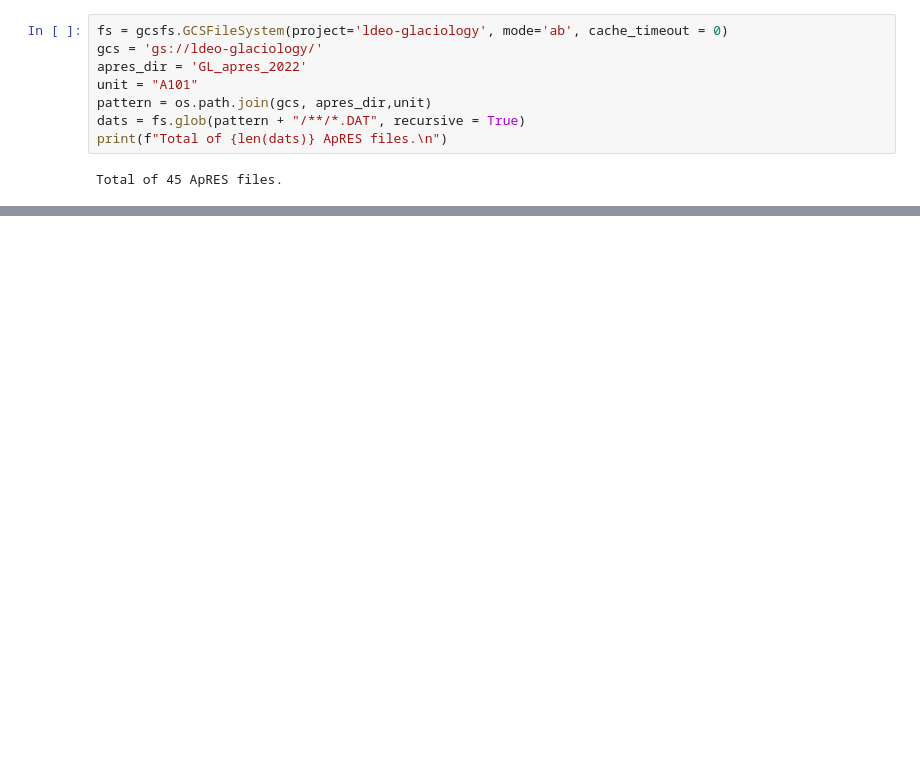
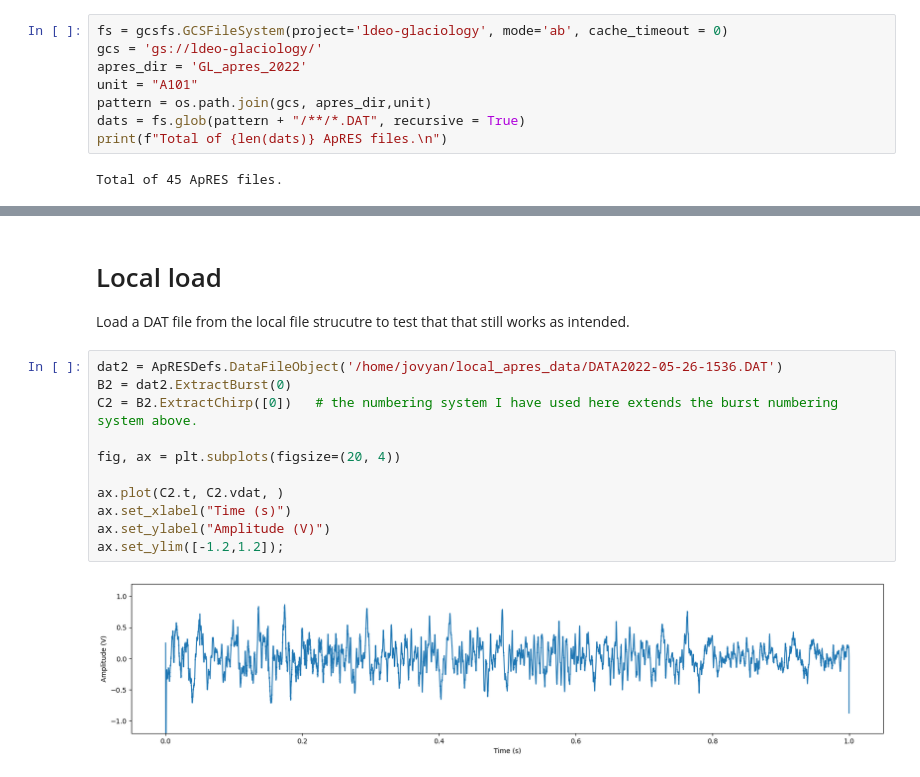
Before and after one commit to ldeo-glaciology/greenland-lakes, a Jupyter notebook: ApRES/load_dats_from_bucket.ipynb, the cells around one changed output, grey strips where cells are left out. Cells and saved outputs as stored; diff of their text form; blank space fills up the shorter version.

```diff
--- a/ApRES/load_dats_from_bucket.ipynb
+++ b/ApRES/load_dats_from_bucket.ipynb
@@ -95,0 +49,16 @@ HttpError: Only media downloads requests can be sent to /download/*. Re-send req
+# %% [markdown]
+# Local load
+Load a DAT file from the local file strucutre to test that that still works as intended.
+# %%
+dat2 = ApRESDefs.DataFileObject('/home/jovyan/local_apres_data/DATA2022-05-26-1536.DAT')
+B2 = dat2.ExtractBurst(0)
+C2 = B2.ExtractChirp([0])   # the numbering system I have used here extends the burst numbering system above.
+
+fig, ax = plt.subplots(figsize=(20, 4))
+
+ax.plot(C2.t, C2.vdat, )
+ax.set_xlabel("Time (s)")
+ax.set_ylabel("Amplitude (V)")
+ax.set_ylim([-1.2,1.2]);
+# %% [output]
+[figure, added]
```
Also changed, not shown: parts of 16 cells of this notebook.
